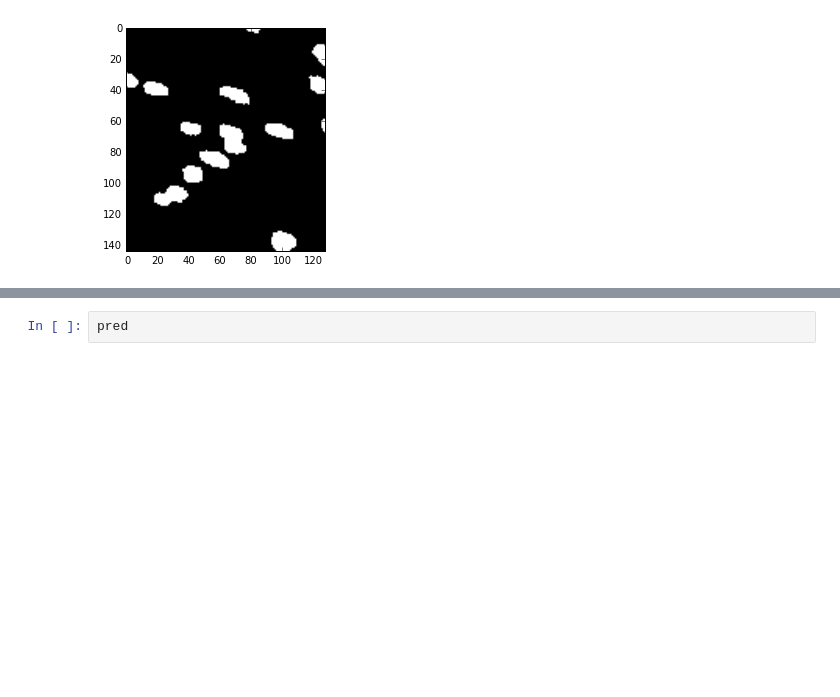
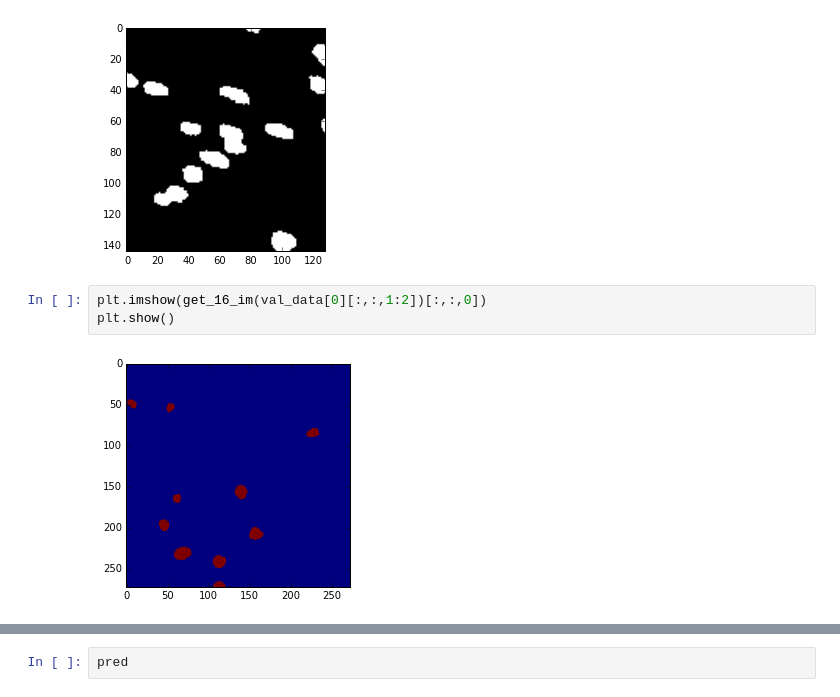
Before and after one commit to rykachevskiy/ds_bowl_2018, a Jupyter notebook: notebooks/Unet.ipynb, the cells around one changed output, grey strips where cells are left out. Cells and saved outputs as stored; diff of their text form; blank space fills up the shorter version.

```diff
--- a/notebooks/Unet.ipynb
+++ b/notebooks/Unet.ipynb
@@ -331,3 +327,8 @@ plt.show()
 # %% [output]
 [figure]
 [figure]
+# %%
+plt.imshow(get_16_im(val_data[0][:,:,1:2])[:,:,0])
+plt.show()
+# %% [output]
+[figure, added]
```
Also changed, not shown: parts of 6 cells of this notebook.
